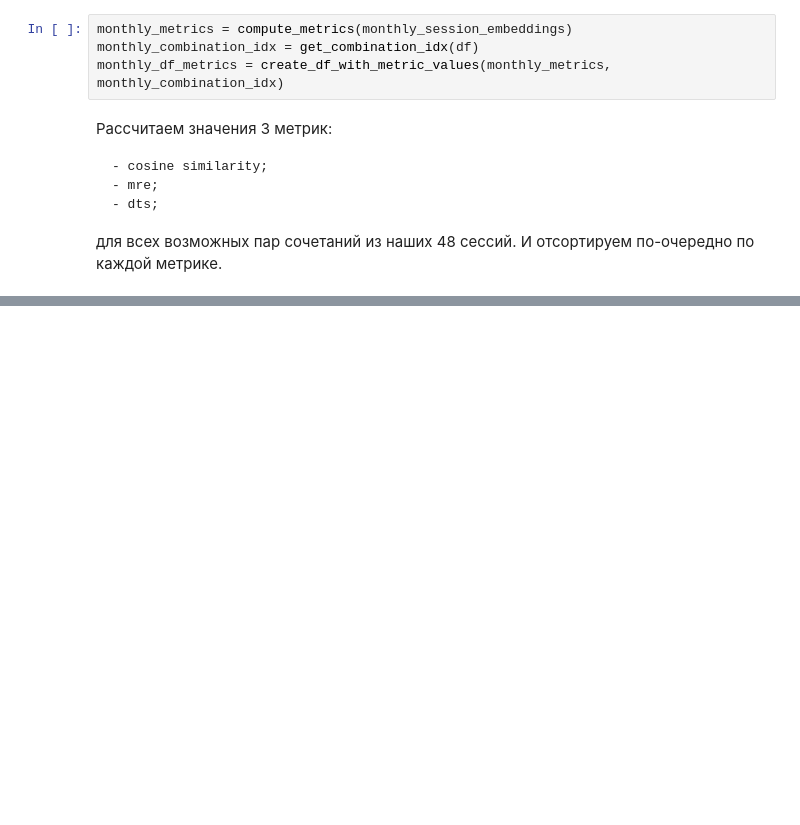
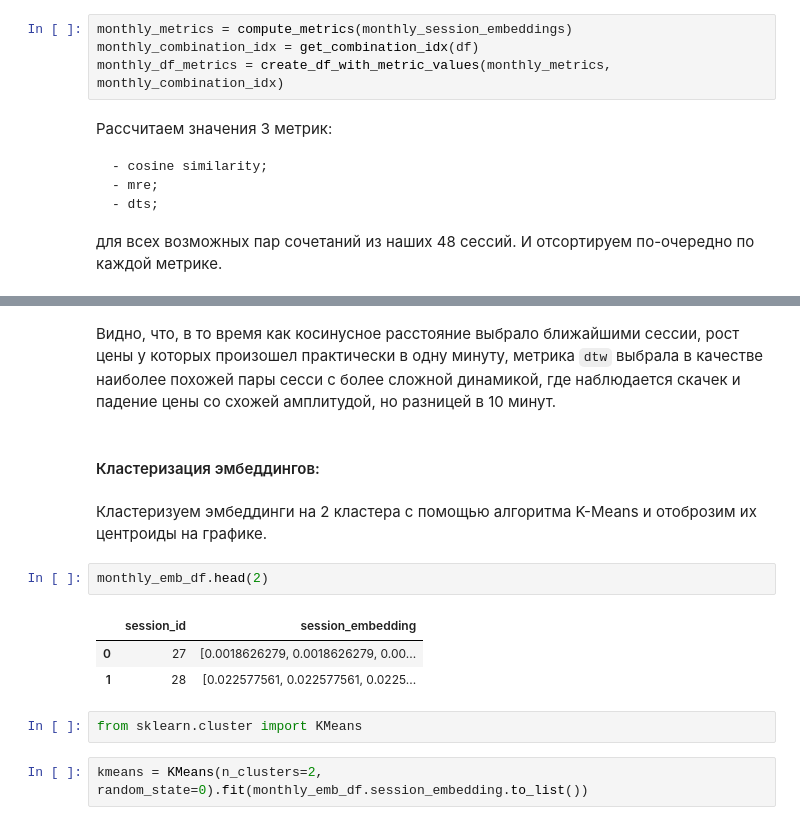
Before and after one commit to dariadiatlova/gas_data_analysis, a Jupyter notebook: notebook/notebook.ipynb, the cells around one changed output, grey strips where cells are left out. Drawn from its saved outputs; the diff is of its cells as text; blank space fills up the shorter version.

```diff
--- a/notebook/notebook.ipynb
+++ b/notebook/notebook.ipynb
@@ -123,2 +130,18 @@ plot_multi_lines_chart(df, 'time', ['session_173', 'session_175'])
 # %% [output]
 [interactive output not drawn]
+# %% [markdown]
+Видно, что, в то время как косинусное расстояние выбрало ближайшими сессии, рост цены у которых произошел практически в одну минуту, метрика `dtw` выбрала в качестве наиболее похожей пары сесси с более сложной динамикой, где наблюдается скачек и падение цены со схожей амплитудой, но разницей в 10 минут.
+# %% [markdown]
+#### Кластеризация эмбеддингов:
+# %% [markdown]
+Кластеризуем эмбеддинги на 2 кластера с помощью алгоритма K-Means и отоброзим их центроиды на графике.
+# %%
+monthly_emb_df.head(2)
+# %% [output]
+|  | session_id | session_embedding |
+| 0 | 27 | [0.0018626279, 0.0018626279, 0.00... |
+| 1 | 28 | [0.022577561, 0.022577561, 0.0225... |
+# %%
+from sklearn.cluster import KMeans
+# %%
+kmeans = KMeans(n_clusters=2, random_state=0).fit(monthly_emb_df.session_embedding.to_list())
```
Also changed, not shown: parts of 18 cells of this notebook.
